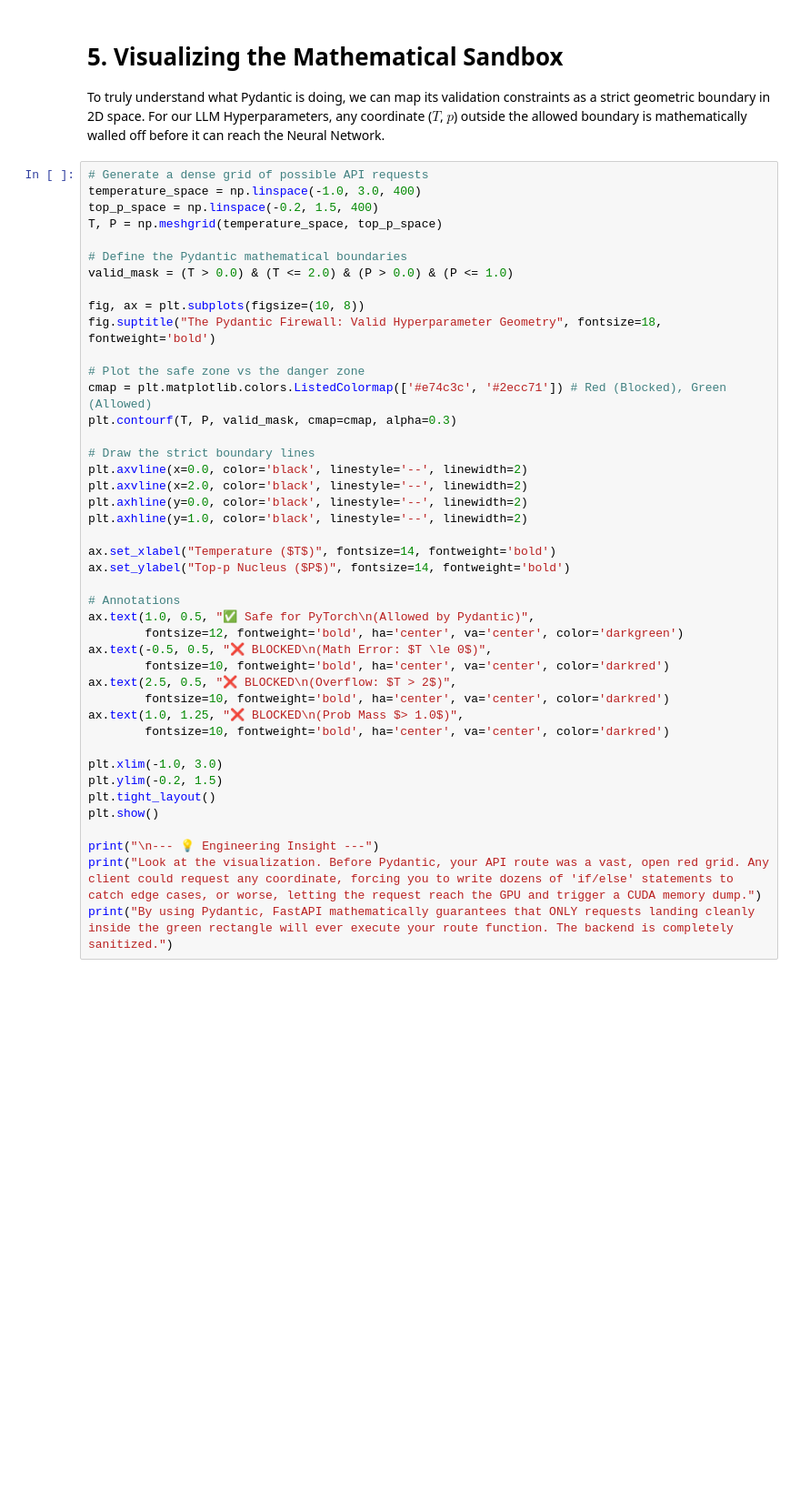
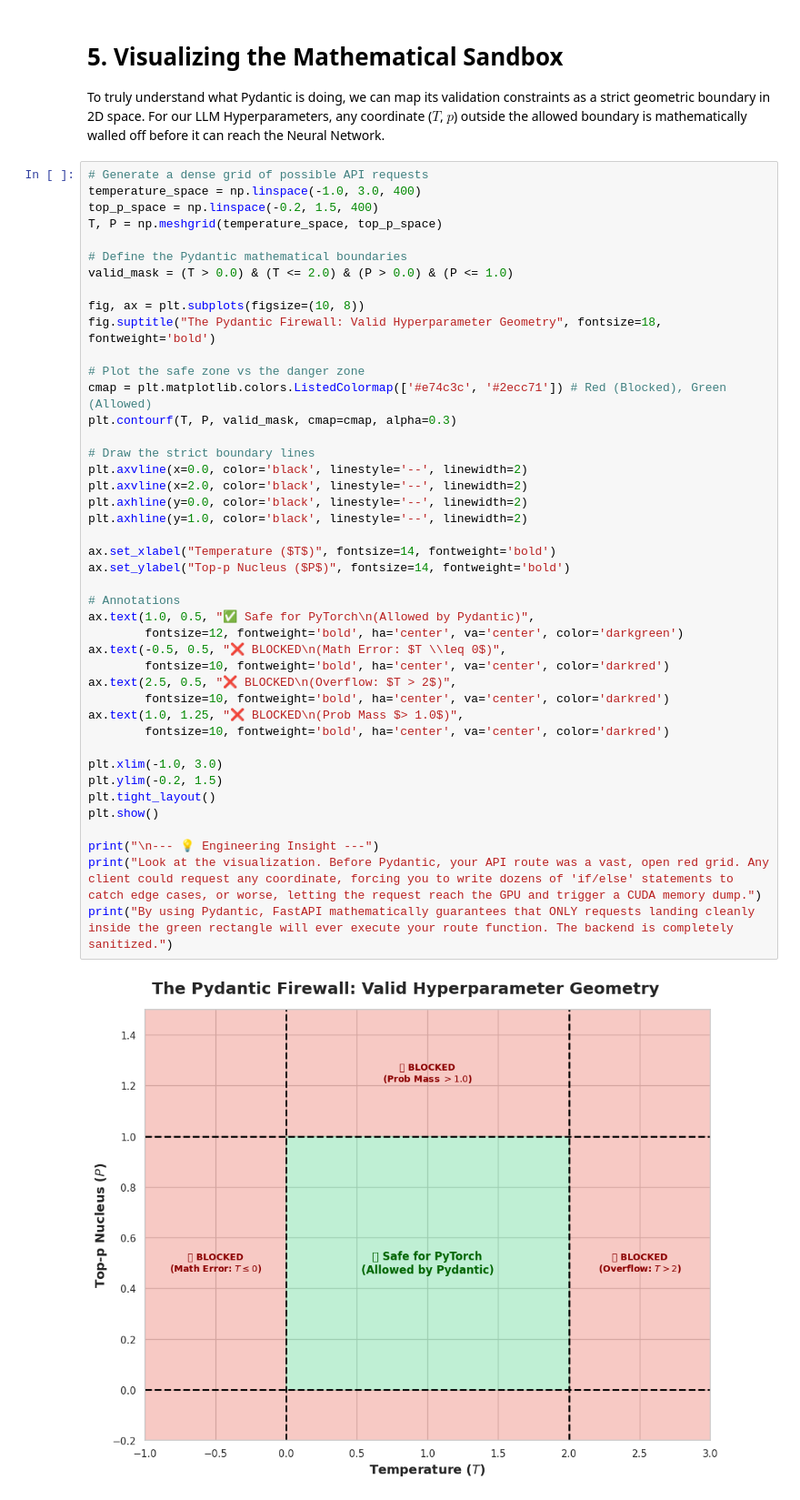
Before and after one commit to MuhammetAliVarlik/FromZeroToHero-DataScience-AI-Cloud, a Jupyter notebook: Section 12-REST APIs, FastAPI & AI Prototyping/04-Pydantic for Machine Learning.ipynb, the cells around one changed output. Shown at 91% size. Drawn from its saved outputs; the diff is of its cells as text; blank space fills up the shorter version.

```diff
--- a/Section 12-REST APIs, FastAPI & AI Prototyping/04-Pydantic for Machine Learning.ipynb
+++ b/Section 12-REST APIs, FastAPI & AI Prototyping/04-Pydantic for Machine Learning.ipynb
@@ -209,31 +209,32 @@ fig.suptitle("The Pydantic Firewall: Valid Hyperparameter Geometry", fontsize=18
 cmap = plt.matplotlib.colors.ListedColormap(['#e74c3c', '#2ecc71']) # Red (Blocked), Green (Allowed)
 plt.contourf(T, P, valid_mask, cmap=cmap, alpha=0.3)
 
 # Draw the strict boundary lines
 plt.axvline(x=0.0, color='black', linestyle='--', linewidth=2)
 plt.axvline(x=2.0, color='black', linestyle='--', linewidth=2)
 plt.axhline(y=0.0, color='black', linestyle='--', linewidth=2)
 plt.axhline(y=1.0, color='black', linestyle='--', linewidth=2)
 
 ax.set_xlabel("Temperature ($T$)", fontsize=14, fontweight='bold')
 ax.set_ylabel("Top-p Nucleus ($P$)", fontsize=14, fontweight='bold')
 
 # Annotations
 ax.text(1.0, 0.5, "✅ Safe for PyTorch\n(Allowed by Pydantic)",
         fontsize=12, fontweight='bold', ha='center', va='center', color='darkgreen')
-ax.text(-0.5, 0.5, "❌ BLOCKED\n(Math Error: $T \le 0$)",
+ax.text(-0.5, 0.5, "❌ BLOCKED\n(Math Error: $T \\leq 0$)",
         fontsize=10, fontweight='bold', ha='center', va='center', color='darkred')
 ax.text(2.5, 0.5, "❌ BLOCKED\n(Overflow: $T > 2$)",
         fontsize=10, fontweight='bold', ha='center', va='center', color='darkred')
 ax.text(1.0, 1.25, "❌ BLOCKED\n(Prob Mass $> 1.0$)",
         fontsize=10, fontweight='bold', ha='center', va='center', color='darkred')
 
 plt.xlim(-1.0, 3.0)
 plt.ylim(-0.2, 1.5)
 plt.tight_layout()
 plt.show()
 
 print("\n--- 💡 Engineering Insight ---")
 print("Look at the visualization. Before Pydantic, your API route was a vast, open red grid. Any client could request any coordinate, forcing you to write dozens of 'if/else' statements to catch edge cases, or worse, letting the request reach the GPU and trigger a CUDA memory dump.")
 print("By using Pydantic, FastAPI mathematically guarantees that ONLY requests landing cleanly inside the green rectangle will ever execute your route function. The backend is completely sanitized.")
 # %% [output]
+[figure, added]
```
Also changed, not shown: parts of 1 cell of this notebook, 1 other file.
